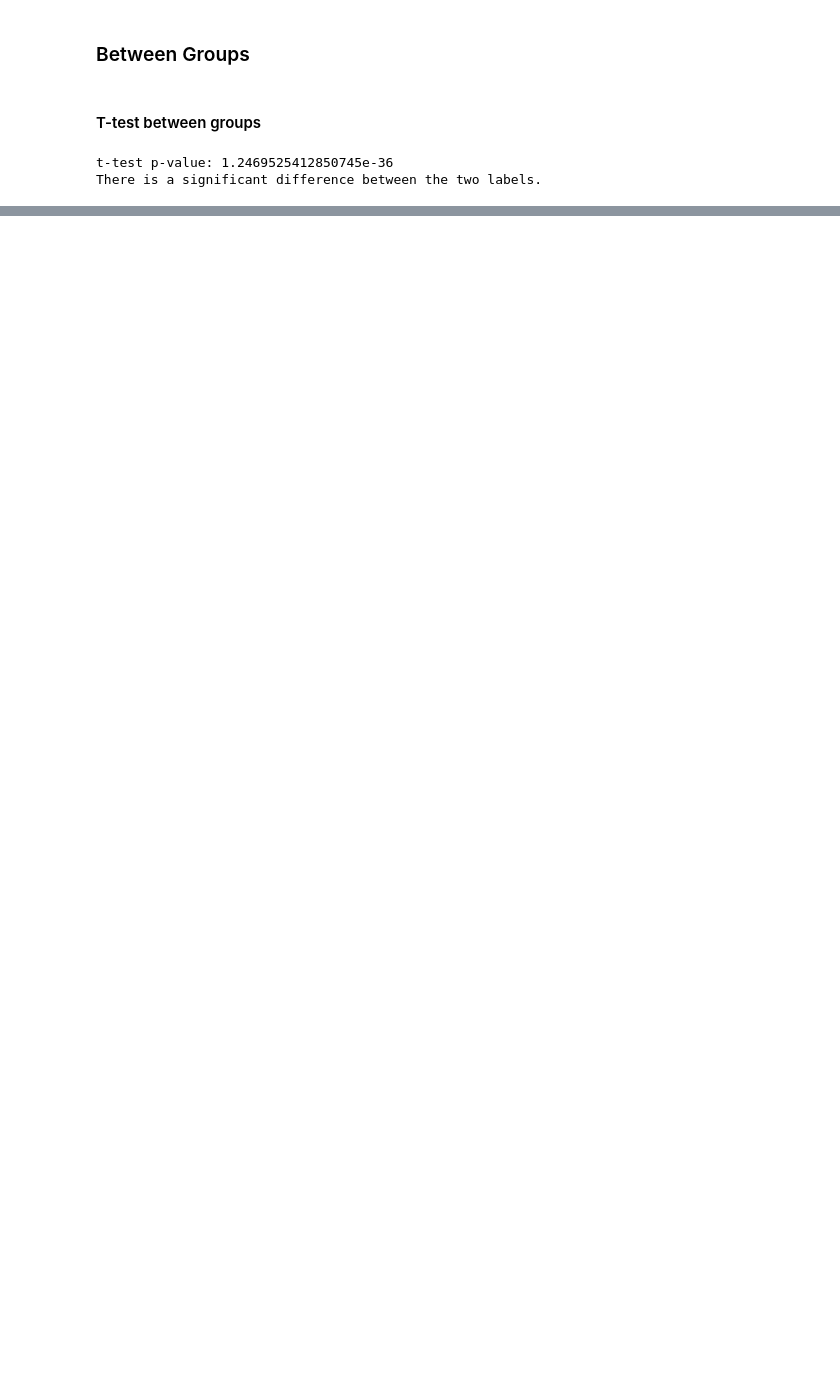
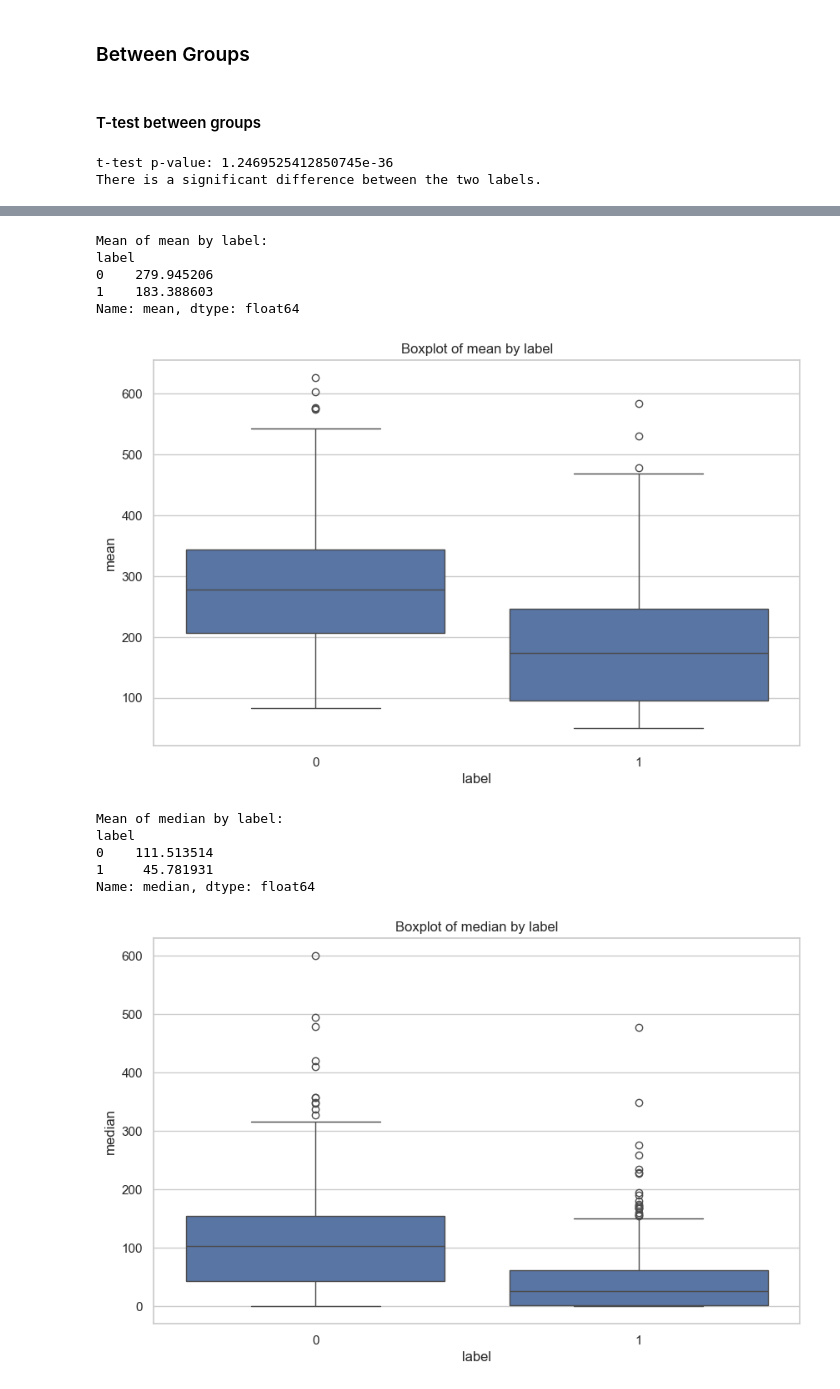
Before and after one commit to zoonalink/IGP-5, a Jupyter notebook: petter/eda-v1.ipynb, the cells around one changed output, grey strips where cells are left out. Drawn from its saved outputs; the diff is of its cells as text; code cells hidden in the pictures; blank space fills up the shorter version.

```diff
--- a/petter/eda-v1.ipynb
+++ b/petter/eda-v1.ipynb
@@ -125,0 +234,38 @@ plt.show()
+# %%
+# calculate mean of 'statistic' by label
+def calculate_statistic_by_label(data_df, statistic):
+    """
+    Calculate the mean of a statistic by label.
+
+    Args:
+        data_df (pd.DataFrame): Data.
+        statistic (str): Statistic to calculate.
+
+    Returns:
+        pd.Series: Mean of the statistic by label.
+    """
+    return data_df.groupby("label")[statistic].mean()
+# %%
+# calculate mean, median, max, std, var by label and plot boxplot
+for statistic in ["mean", "median", "max", "std", "var"]:
+    print(f"Mean of {statistic} by label:")
+    print(calculate_statistic_by_label(data_df, statistic))
+    # boxplot of statistic by label
+    plt.figure(figsize=(10, 6))
+    sns.boxplot(data=data_df, x="label", y=statistic)
+    plt.title(f"Boxplot of {statistic} by label")
+    plt.show()
+    print("\n")
+# %% [output]
+Mean of mean by label:
+label
+0    279.945206
+1    183.388603
+Name: mean, dtype: float64
+[figure, added]
+Mean of median by label:
+label
+0    111.513514
+1     45.781931
+Name: median, dtype: float64
+[figure, added]
```
Also changed, not shown: parts of 65 cells of this notebook, 10 other files.
